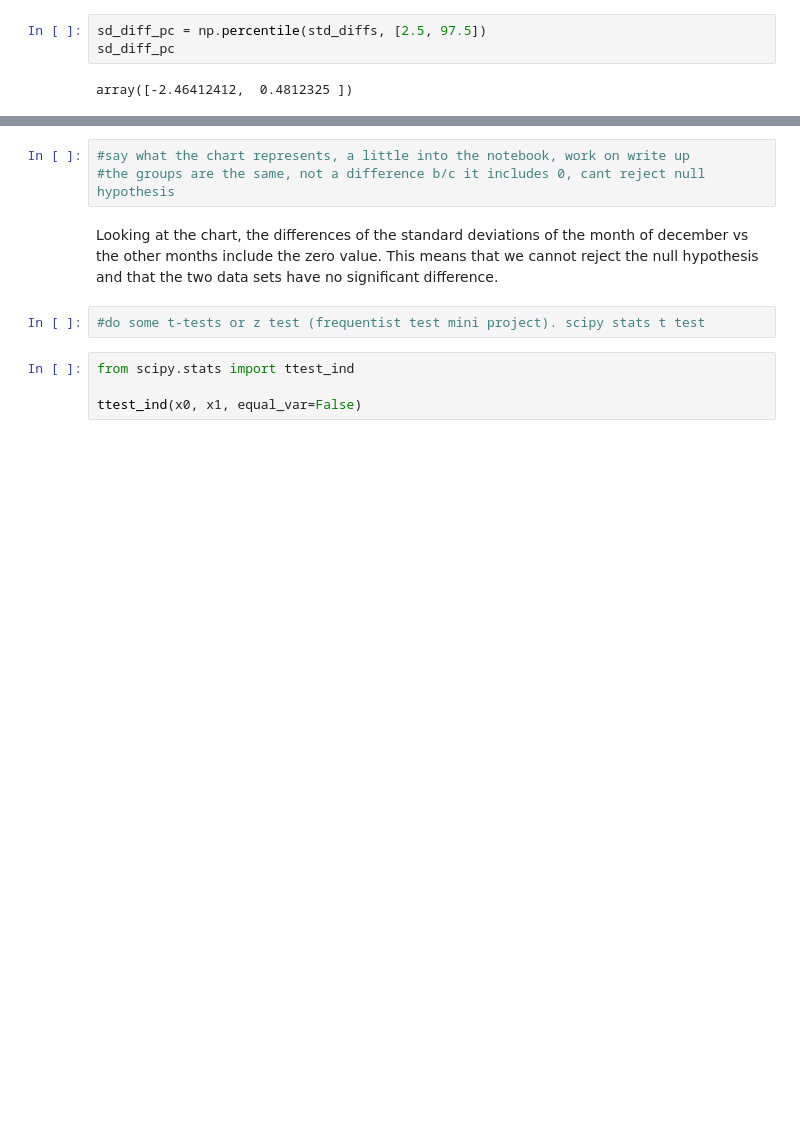
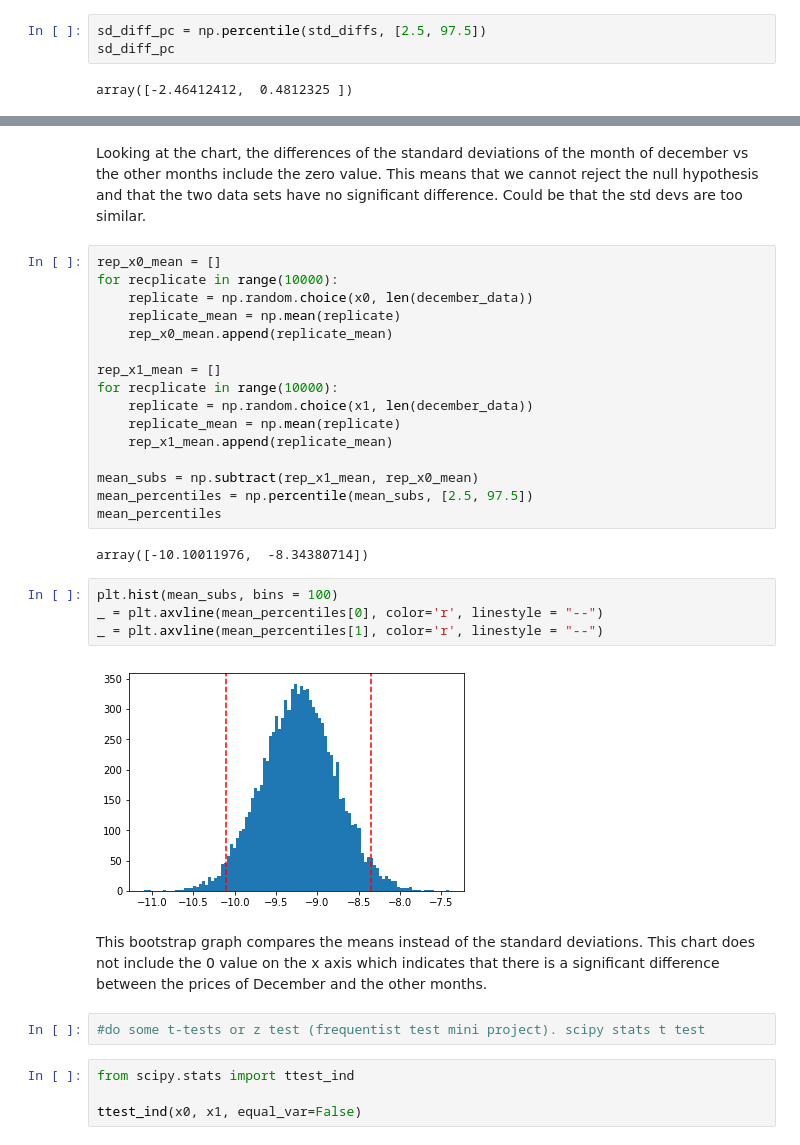
Before and after one commit to karinahou/springboard, a Jupyter notebook: Capstone Statistic Analysis.ipynb, the cells around one changed output, grey strips where cells are left out. Cells and saved outputs as stored; diff of their text form; blank space fills up the shorter version.

```diff
--- a/Capstone Statistic Analysis.ipynb
+++ b/Capstone Statistic Analysis.ipynb
@@ -275,8 +275,31 @@ _ = plt.axvline(percentiles[1], color='r', linestyle = "--")
-# %%
-#say what the chart represents, a little into the notebook, work on write up
-#the groups are the same, not a difference b/c it includes 0, cant reject null hypothesis
 # %% [markdown]
-Looking at the chart, the differences of the standard deviations of the month of december vs the other months include the zero value. This means that we cannot reject the null hypothesis and that the two data sets have no significant difference.
+Looking at the chart, the differences of the standard deviations of the month of december vs the other months include the zero value. This means that we cannot reject the null hypothesis and that the two data sets have no significant difference. Could be that the std devs are too similar.
+# %%
+rep_x0_mean = []
+for recplicate in range(10000):
+    replicate = np.random.choice(x0, len(december_data))
+    replicate_mean = np.mean(replicate)
+    rep_x0_mean.append(replicate_mean)
+
+rep_x1_mean = []
+for recplicate in range(10000):
+    replicate = np.random.choice(x1, len(december_data))
+    replicate_mean = np.mean(replicate)
+    rep_x1_mean.append(replicate_mean)
+
+mean_subs = np.subtract(rep_x1_mean, rep_x0_mean)
+mean_percentiles = np.percentile(mean_subs, [2.5, 97.5])
+mean_percentiles
+# %% [output]
+array([-10.10011976,  -8.34380714])
+# %%
+plt.hist(mean_subs, bins = 100)
+_ = plt.axvline(mean_percentiles[0], color='r', linestyle = "--")
+_ = plt.axvline(mean_percentiles[1], color='r', linestyle = "--")
+# %% [output]
+[figure, added]
+# %% [markdown]
+This bootstrap graph compares the means instead of the standard deviations. This chart does not include the 0 value on the x axis which indicates that there is a significant difference between the prices of December and the other months.
 # %%
 #do some t-tests or z test (frequentist test mini project). scipy stats t test
 # %%
```
Also changed, not shown: parts of 7 cells of this notebook.
